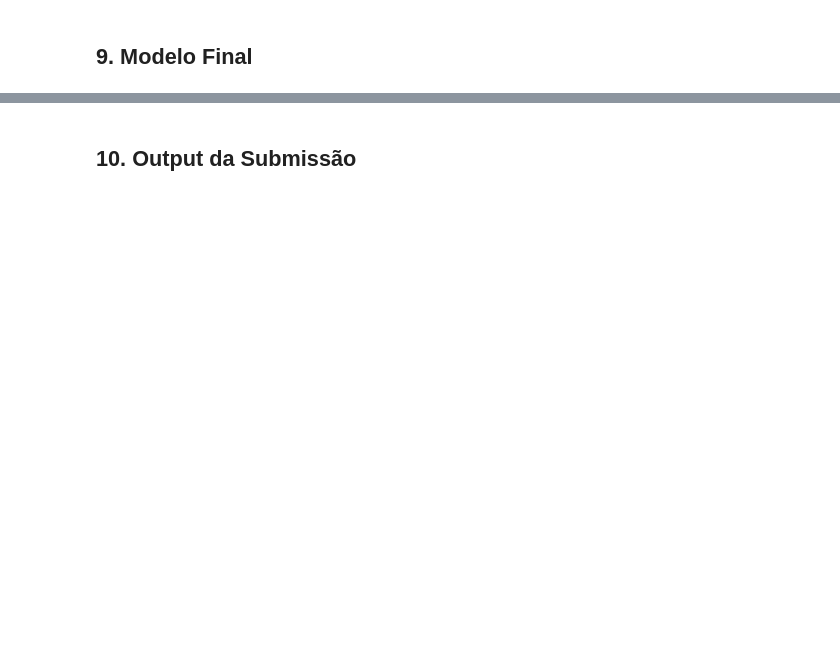
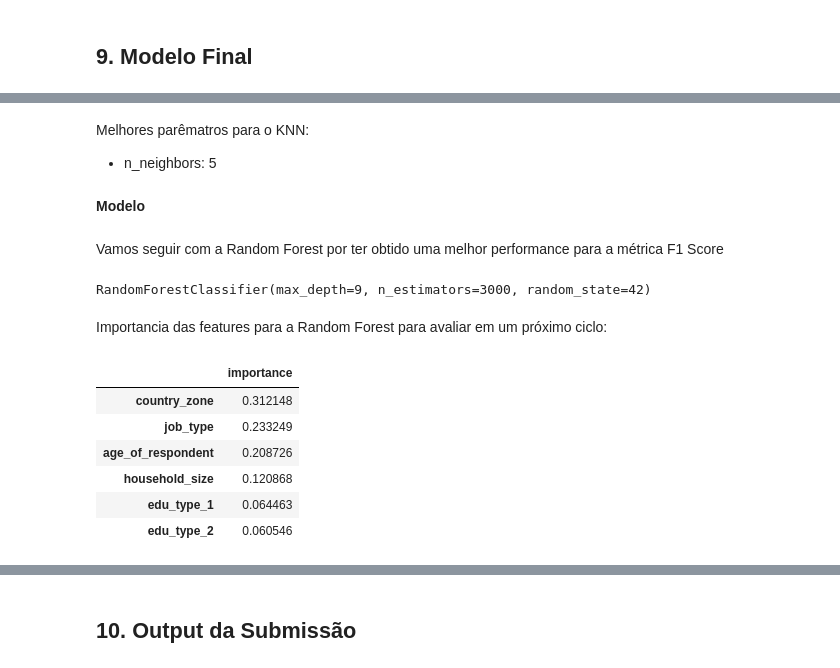
Before and after one commit to daSpinelli/hackday_01_dadosinglorios, a Jupyter notebook: end-to-end_c2.ipynb, the cells around one changed output, grey strips where cells are left out. Cells and saved outputs as stored; diff of their text form; code cells hidden in the pictures; blank space fills up the shorter version.

```diff
--- a/end-to-end_c2.ipynb
+++ b/end-to-end_c2.ipynb
@@ -889,0 +935,33 @@ rfc_model.fit(X, y)
+# %% [markdown]
+Melhores parêmatros para o KNN:
+- n_neighbors: 5
+# %% [markdown]
+**Modelo**
+# %% [markdown]
+Vamos seguir com a Random Forest por ter obtido uma melhor performance para a métrica F1 Score
+# %%
+# criar o modelo
+final_model = ensemble.RandomForestClassifier(random_state=42, n_estimators=3000, max_depth=9)
+
+# treinar o modelo (com todo o dataset)
+final_model.fit(X, y)
+# %% [output]
+RandomForestClassifier(max_depth=9, n_estimators=3000, random_state=42)
+# %% [markdown]
+Importancia das features para a Random Forest para avaliar em um próximo ciclo:
+# %%
+feature_importances = pd.DataFrame(
+    final_model.feature_importances_,
+    index=X.columns,
+    columns=['importance']
+).sort_values('importance', ascending=False)
+
+feature_importances
+# %% [output]
+|  | importance |
+| country_zone | 0.312148 |
+| job_type | 0.233249 |
+| age_of_respondent | 0.208726 |
+| household_size | 0.120868 |
+| edu_type_1 | 0.064463 |
+| edu_type_2 | 0.060546 |
```
Also changed, not shown: parts of 45 cells of this notebook.
